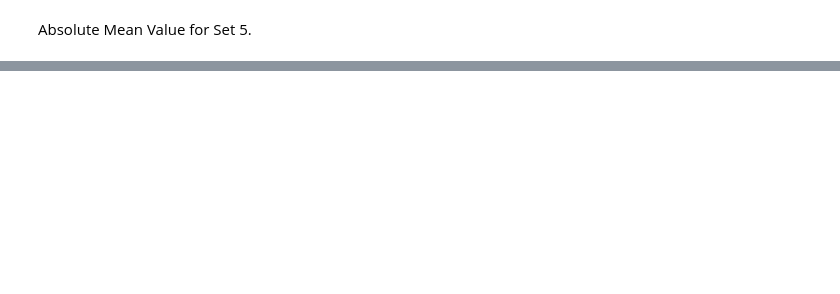
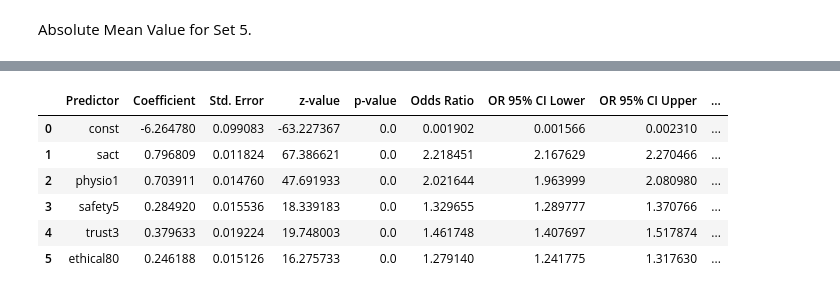
Before and after one commit to DanielChan03/global-happiness-reseach-study, a Jupyter notebook: code/no_sampling/wvs_no_sampling_shap_analysis.ipynb, the cells around one changed output, grey strips where cells are left out. Saved outputs shown, nothing was run; the diff lists cells and outputs as text; code cells hidden in the pictures; blank space fills up the shorter version.

Commit message:
feat: add ROC curves and statistical testing

```diff
--- a/code/no_sampling/wvs_no_sampling_shap_analysis.ipynb
+++ b/code/no_sampling/wvs_no_sampling_shap_analysis.ipynb
@@ -257,0 +364,39 @@ $$
+# %%
+# Wald tests for individual coefficients.
+conf_int = glm_full.conf_int()
+wald_results = pd.DataFrame({
+    "Predictor": glm_full.params.index,
+    "Coefficient": glm_full.params.values,
+    "Std. Error": glm_full.bse.values,
+    "z-value": glm_full.tvalues.values,
+    "p-value": glm_full.pvalues.values,
+    "Odds Ratio": np.exp(glm_full.params.values),
+    "OR 95% CI Lower": np.exp(conf_int[0].values),
+    "OR 95% CI Upper": np.exp(conf_int[1].values),
+})
+
+wald_results["Decision"] = np.where(
+    wald_results["p-value"] < alpha,
+    "Reject H0",
+    "Fail to reject H0"
+)
+
+wald_results["Interpretation"] = np.where(
+    wald_results["Predictor"] == "const",
+    "Intercept",
+    np.where(
+        wald_results["p-value"] < alpha,
+        "Statistically significant predictor",
+        "Not statistically significant at alpha = 0.05"
+    )
+)
+
+wald_results.round(6)
+# %% [output]
+|  | Predictor | Coefficient | Std. Error | z-value | p-value | Odds Ratio | OR 95% CI Lower | OR 95% CI Upper | ... |
+| 0 | const | -6.264780 | 0.099083 | -63.227367 | 0.0 | 0.001902 | 0.001566 | 0.002310 | ... |
+| 1 | sact | 0.796809 | 0.011824 | 67.386621 | 0.0 | 2.218451 | 2.167629 | 2.270466 | ... |
+| 2 | physio1 | 0.703911 | 0.014760 | 47.691933 | 0.0 | 2.021644 | 1.963999 | 2.080980 | ... |
+| 3 | safety5 | 0.284920 | 0.015536 | 18.339183 | 0.0 | 1.329655 | 1.289777 | 1.370766 | ... |
+| 4 | trust3 | 0.379633 | 0.019224 | 19.748003 | 0.0 | 1.461748 | 1.407697 | 1.517874 | ... |
+| 5 | ethical80 | 0.246188 | 0.015126 | 16.275733 | 0.0 | 1.279140 | 1.241775 | 1.317630 | ... |
```
Also changed, not shown: parts of 14 cells of this notebook, 1 other file.
